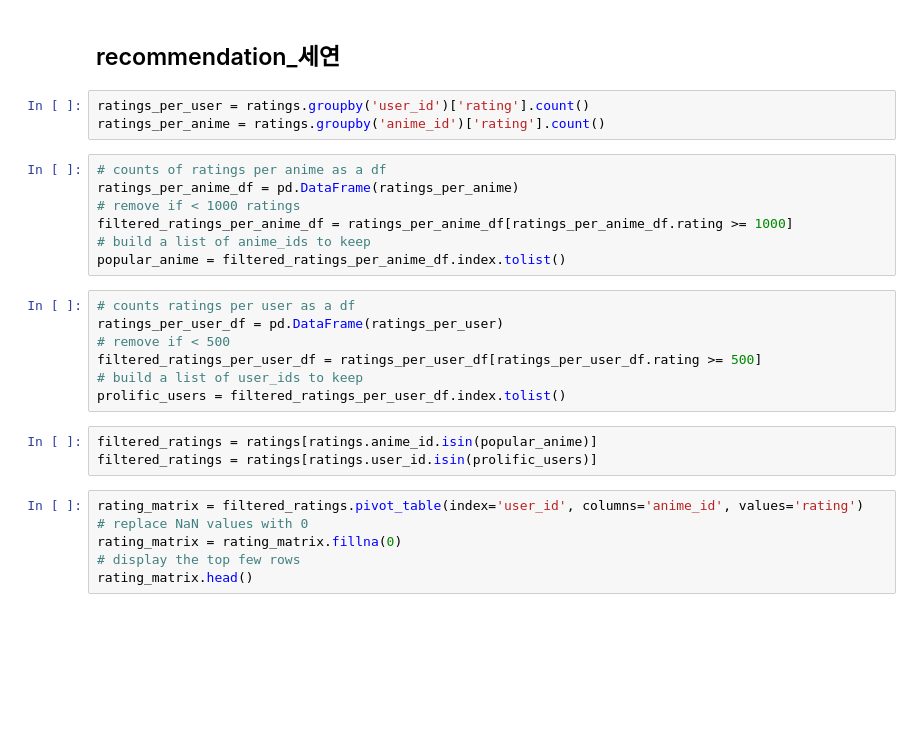
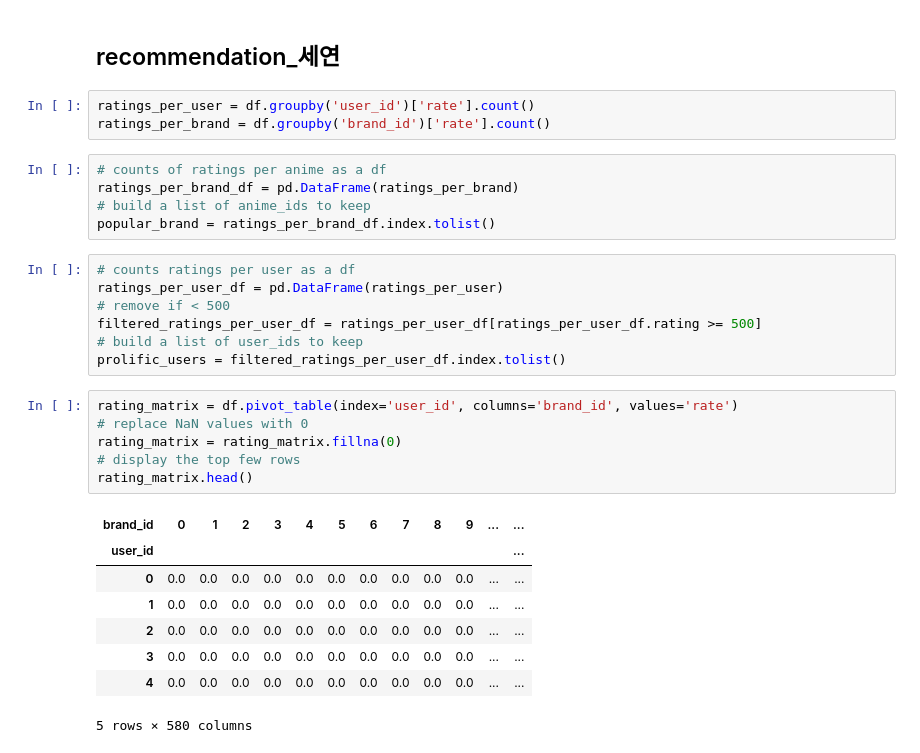
Before and after one commit to seyeon-shijuan/recommend-chatbot-for-cosmetics, a Jupyter notebook: src/app/recommend/recommend_filtering.ipynb, the cells around one changed output. Drawn from its saved outputs; the diff is of its cells as text; blank space fills up the shorter version.

Commit message:
update collabo filter

```diff
--- a/src/app/recommend/recommend_filtering.ipynb
+++ b/src/app/recommend/recommend_filtering.ipynb
@@ -335,15 +337,13 @@ print(sum(weighted_sum))
 # %% [markdown]
 ## recommendation_세연
 # %%
-ratings_per_user = ratings.groupby('user_id')['rating'].count()
-ratings_per_anime = ratings.groupby('anime_id')['rating'].count()
+ratings_per_user = df.groupby('user_id')['rate'].count()
+ratings_per_brand = df.groupby('brand_id')['rate'].count()
 # %%
 # counts of ratings per anime as a df
-ratings_per_anime_df = pd.DataFrame(ratings_per_anime)
-# remove if < 1000 ratings
-filtered_ratings_per_anime_df = ratings_per_anime_df[ratings_per_anime_df.rating >= 1000]
+ratings_per_brand_df = pd.DataFrame(ratings_per_brand)
 # build a list of anime_ids to keep
-popular_anime = filtered_ratings_per_anime_df.index.tolist()
+popular_brand = ratings_per_brand_df.index.tolist()
 # %%
 # counts ratings per user as a df
 ratings_per_user_df = pd.DataFrame(ratings_per_user)
@@ -351,15 +351,21 @@ ratings_per_user_df = pd.DataFrame(ratings_per_user)
 filtered_ratings_per_user_df = ratings_per_user_df[ratings_per_user_df.rating >= 500]
 # build a list of user_ids to keep
 prolific_users = filtered_ratings_per_user_df.index.tolist()
-# %%
-filtered_ratings = ratings[ratings.anime_id.isin(popular_anime)]
-filtered_ratings = ratings[ratings.user_id.isin(prolific_users)]
 # %%
-rating_matrix = filtered_ratings.pivot_table(index='user_id', columns='anime_id', values='rating')
+rating_matrix = df.pivot_table(index='user_id', columns='brand_id', values='rate')
 # replace NaN values with 0
 rating_matrix = rating_matrix.fillna(0)
 # display the top few rows
 rating_matrix.head()
+# %% [output]
+| brand_id | 0 | 1 | 2 | 3 | 4 | 5 | 6 | 7 | 8 | 9 | ... | ... |
+| user_id |  |  |  |  |  |  |  |  |  |  |  | ... |
+| 0 | 0.0 | 0.0 | 0.0 | 0.0 | 0.0 | 0.0 | 0.0 | 0.0 | 0.0 | 0.0 | ... | ... |
+| 1 | 0.0 | 0.0 | 0.0 | 0.0 | 0.0 | 0.0 | 0.0 | 0.0 | 0.0 | 0.0 | ... | ... |
+| 2 | 0.0 | 0.0 | 0.0 | 0.0 | 0.0 | 0.0 | 0.0 | 0.0 | 0.0 | 0.0 | ... | ... |
+| 3 | 0.0 | 0.0 | 0.0 | 0.0 | 0.0 | 0.0 | 0.0 | 0.0 | 0.0 | 0.0 | ... | ... |
+| 4 | 0.0 | 0.0 | 0.0 | 0.0 | 0.0 | 0.0 | 0.0 | 0.0 | 0.0 | 0.0 | ... | ... |
+5 rows × 580 columns
 # %%
 from sklearn.metrics.pairwise import cosine_similarity
 import operator
```
Also changed, not shown: parts of 3 cells of this notebook.
